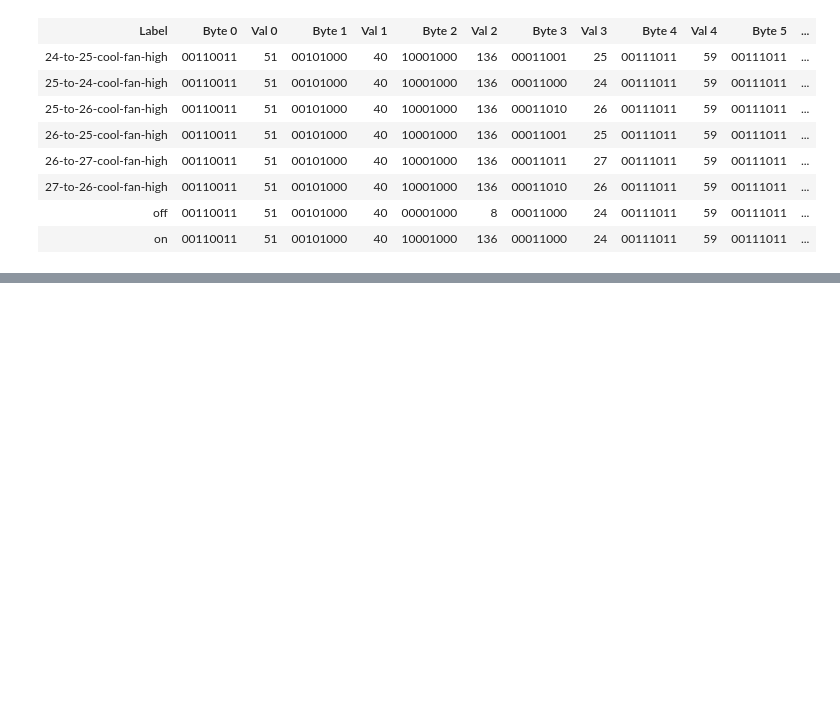
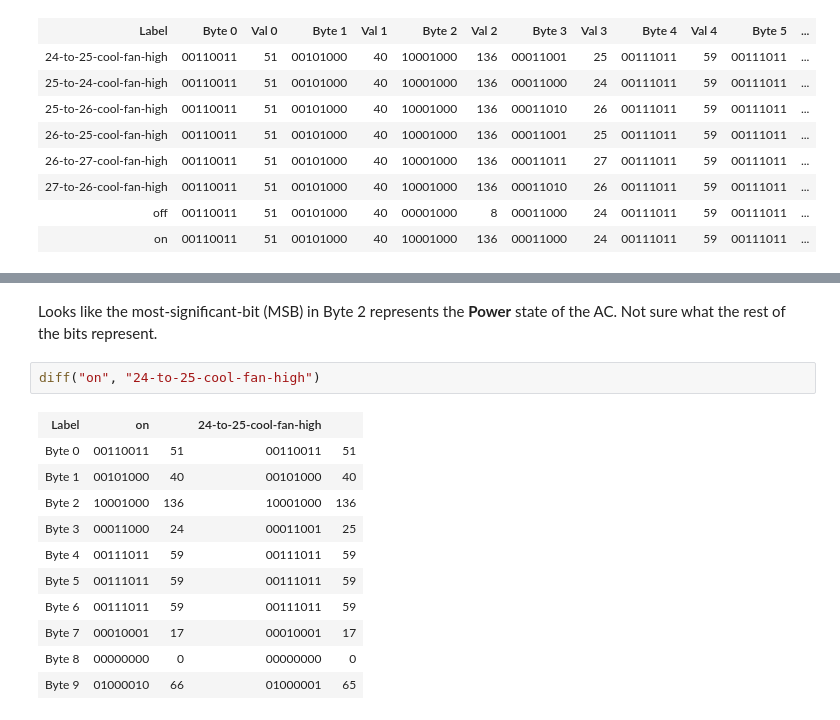
Before and after one commit to Shresht7/esphome-voltas-ac-climate-ir, a Jupyter notebook: protocol/notebook.ipynb, the cells around one changed output, grey strips where cells are left out. Drawn from its saved outputs; the diff is of its cells as text; blank space fills up the shorter version.

```diff
--- a/protocol/notebook.ipynb
+++ b/protocol/notebook.ipynb
@@ -437,0 +484,16 @@ display(HTML(byte_comparision_table))
+# %% [markdown]
+Looks like the most-significant-bit (MSB) in Byte 2 represents the **Power** state of the AC. Not sure what the rest of the bits represent.
+# %%
+diff("on", "24-to-25-cool-fan-high")
+# %% [output]
+| Label | on |  | 24-to-25-cool-fan-high |  |
+| Byte 0 | 00110011 | 51 | 00110011 | 51 |
+| Byte 1 | 00101000 | 40 | 00101000 | 40 |
+| Byte 2 | 10001000 | 136 | 10001000 | 136 |
+| Byte 3 | 00011000 | 24 | 00011001 | 25 |
+| Byte 4 | 00111011 | 59 | 00111011 | 59 |
+| Byte 5 | 00111011 | 59 | 00111011 | 59 |
+| Byte 6 | 00111011 | 59 | 00111011 | 59 |
+| Byte 7 | 00010001 | 17 | 00010001 | 17 |
+| Byte 8 | 00000000 | 0 | 00000000 | 0 |
+| Byte 9 | 01000010 | 66 | 01000001 | 65 |
```
Also changed, not shown: parts of 6 cells of this notebook.
